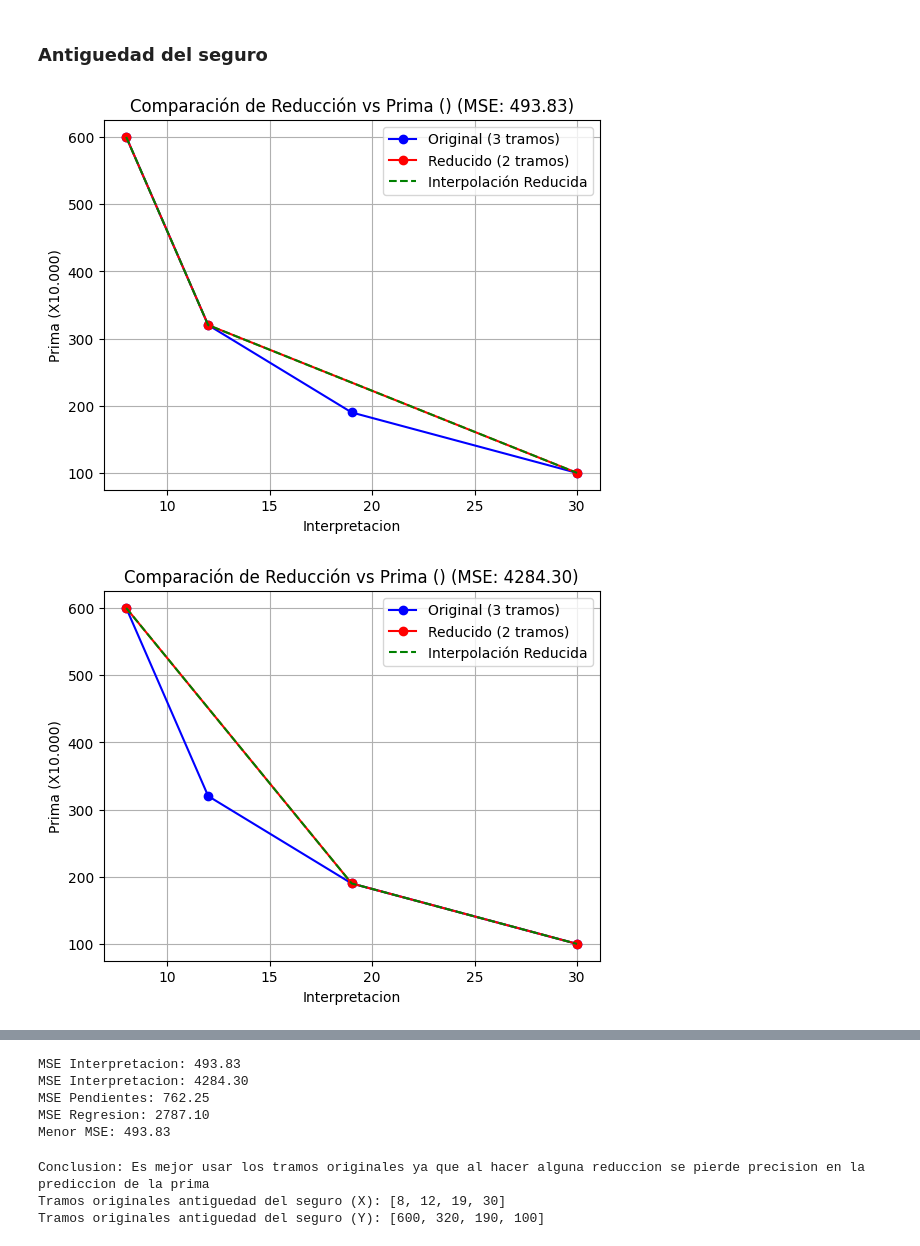
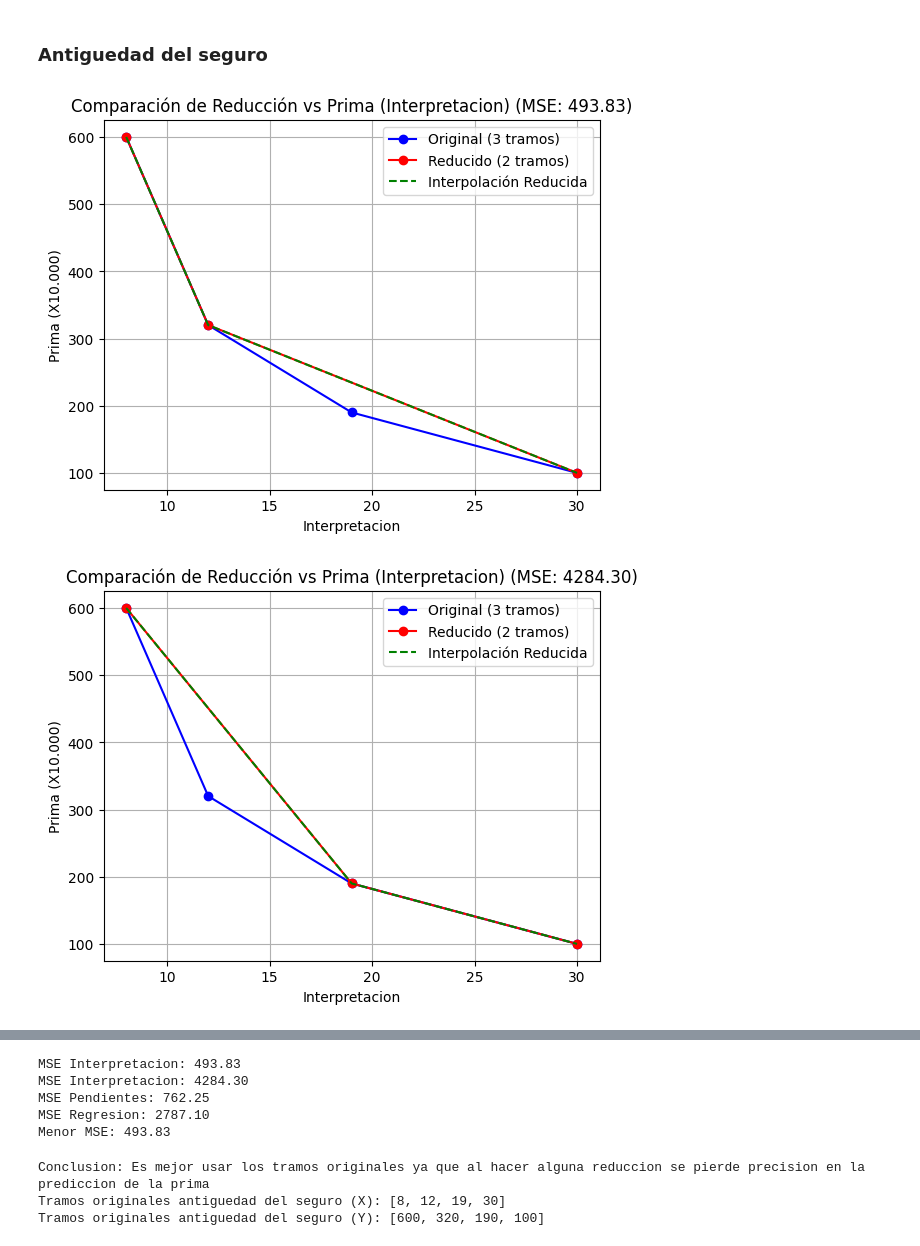
Before and after one commit to DavidBetancurRamirez/AnalisisDecisiones, a Jupyter notebook: LogicaDifusa/caso4/analisis_antecedentes.ipynb, the cells around one changed output, grey strips where cells are left out. Saved outputs shown, nothing was run; the diff lists cells and outputs as text; code cells hidden in the pictures.

```diff
--- a/LogicaDifusa/caso4/analisis_antecedentes.ipynb
+++ b/LogicaDifusa/caso4/analisis_antecedentes.ipynb
@@ -225,23 +225,23 @@ Nuevos tramos monto de reparaciones (Y): [79, 372, 700]
 # %%
 # Reduccion de tramos
 antiguedad_seguro_reducido_pendientes, antiguedad_seguro_prima_reducido_pendientes = reducir_a_dos_tramos(antiguedad_seguro, antiguedad_seguro_prima)
 antiguedad_seguro_reducido_regresion, antiguedad_seguro_prima_reducido_regresion = reducir_a_dos_tramos_regresion(antiguedad_seguro, antiguedad_seguro_prima)
 
 # Comparar reducción
-antiguedad_seguro_mse_interpretacion1 = comparar_reduccion(antiguedad_seguro, antiguedad_seguro_prima, [8, 12, 30], [600, 320, 100], "Interpretacion")
-antiguedad_seguro_mse_interpretacion2 = comparar_reduccion(antiguedad_seguro, antiguedad_seguro_prima, [8, 19, 30], [600, 190, 100], "Interpretacion")
+antiguedad_seguro_mse_interpretacion1 = comparar_reduccion(antiguedad_seguro, antiguedad_seguro_prima, [8, 12, 30], [600, 320, 100], "Interpretacion", metodo="Interpretacion")
+antiguedad_seguro_mse_interpretacion2 = comparar_reduccion(antiguedad_seguro, antiguedad_seguro_prima, [8, 19, 30], [600, 190, 100], "Interpretacion", metodo="Interpretacion")
 antiguedad_seguro_mse_pendientes = comparar_reduccion(antiguedad_seguro, antiguedad_seguro_prima, antiguedad_seguro_reducido_pendientes, antiguedad_seguro_prima_reducido_pendientes, "Pendientes")
 antiguedad_seguro_mse_regresion = comparar_reduccion(antiguedad_seguro, antiguedad_seguro_prima, antiguedad_seguro_reducido_regresion, antiguedad_seguro_prima_reducido_regresion, "Regresion")
 
 # Resultados
 print(f"MSE Interpretacion: {antiguedad_seguro_mse_interpretacion1:.2f}")
 print(f"MSE Interpretacion: {antiguedad_seguro_mse_interpretacion2:.2f}")
 print(f"MSE Pendientes: {antiguedad_seguro_mse_pendientes:.2f}")
 print(f"MSE Regresion: {antiguedad_seguro_mse_regresion:.2f}")
 print(f"Menor MSE: {min(antiguedad_seguro_mse_interpretacion1, antiguedad_seguro_mse_interpretacion2, antiguedad_seguro_mse_pendientes, antiguedad_seguro_mse_regresion):.2f}")
 # %% [output]
-[figure, old version]
+[figure, new version]
-[figure, old version]
+[figure, new version]
 [figure]
 [figure]
 MSE Interpretacion: 493.83
```
Also changed, not shown: 1 other file.
